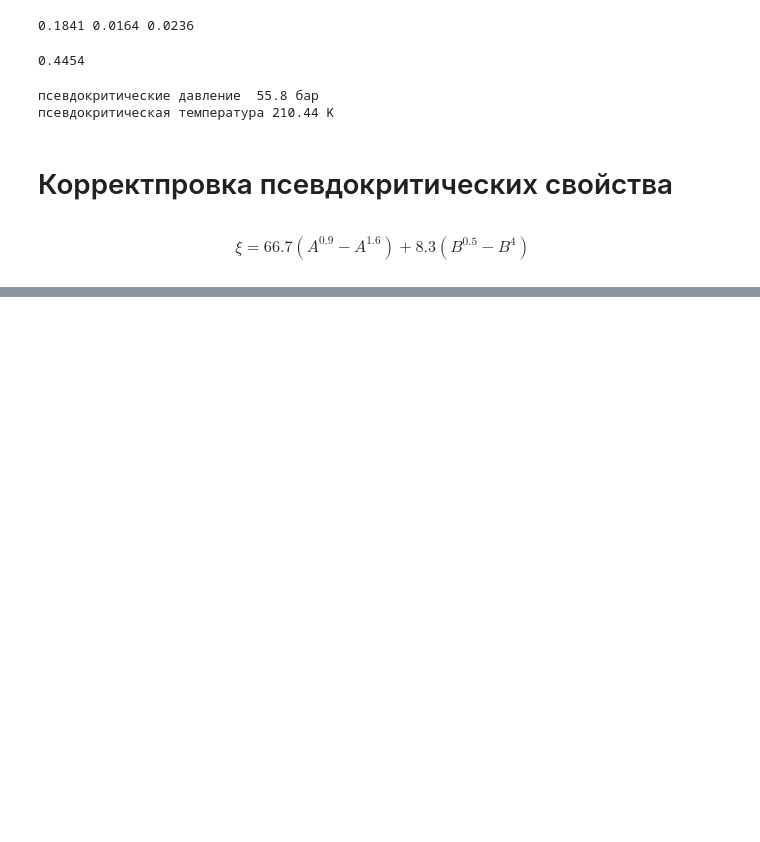
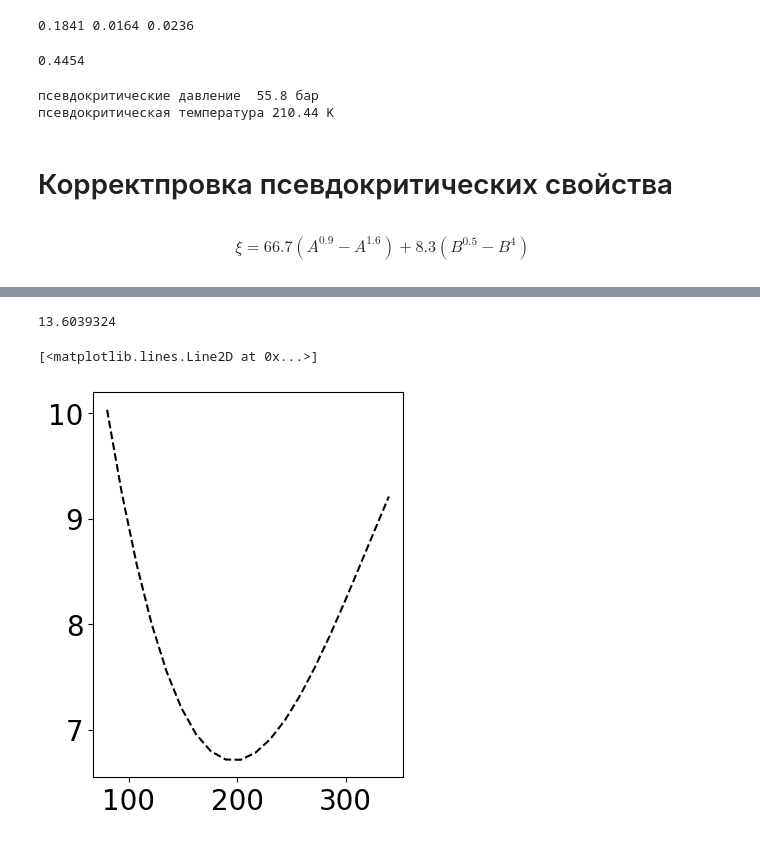
Before and after one commit to edisonc57/Inzhiniring-gazovykh-rezervuarov, a Jupyter notebook: Глава 01 - Свойства природных газов/блокнот/Examples.ipynb, the cells around one changed output, grey strips where cells are left out. Drawn from its saved outputs; the diff is of its cells as text; code cells hidden in the pictures; blank space fills up the shorter version.

```diff
--- a/Глава 01 - Свойства природных газов/блокнот/Examples.ipynb
+++ b/Глава 01 - Свойства природных газов/блокнот/Examples.ipynb
@@ -583,14 +583,14 @@ Created on Wed Aug 28 09:32:45 2019
 import numpy as np
 import matplotlib.pyplot as plt
 
-def Rswp_CulbersonMcketta(p,T):
-    A = 8.15839-6.12265E-02*T+1.91663E-04*T**2.0-2.1654E-07*T**3.0
-    B = 1.01021E-02-7.44241E-05*T+3.05553E-07*T**2.0-2.94883E-10*T**3.0
-    C = (-9.02505+0.130237*T-8.53425E-04*T**2.0
-         +2.34122E-06*T**3.0-2.37049E-09*T**4.0)*1E-07
+# def Rswp_CulbersonMcketta(p,T):
+#     A = 8.15839-6.12265E-02*T+1.91663E-04*T**2.0-2.1654E-07*T**3.0
+#     B = 1.01021E-02-7.44241E-05*T+3.05553E-07*T**2.0-2.94883E-10*T**3.0
+#     C = (-9.02505+0.130237*T-8.53425E-04*T**2.0
+#          +2.34122E-06*T**3.0-2.37049E-09*T**4.0)*1E-07
 
-    Rswp = A+B*p+C*p**2.0
-    return (Rswp)
+#     Rswp = A+B*p+C*p**2.0
+#     return (Rswp)
 
 
 def Rsw_CulbersonMcketta(p,T,S):
@@ -602,7 +602,7 @@ def Rsw_CulbersonMcketta(p,T,S):
     Rsw = 10**(-0.0840655*S*T**-0.285854)*Rswp
     return (Rsw)
 
-#print(Rswp_CulbersonMcketta(2000.0,100.0))
+print(Rswp_CulbersonMcketta(2000.0,100.0))
 
 
 press=np.linspace(1000, 10000, 10)
@@ -610,12 +610,13 @@ Temp=np.linspace(80, 340, 20)
 Rswp=np.zeros(len(Temp))
 Rsw=np.zeros(len(Temp))
 
-# plt.figure("Rsw", figsize=(4,5))
 # plt.figure("Rsw")
-# plt.rcParams.update({'font.size':20})
+plt.figure("Rsw", figsize=(4,5))
+plt.rcParams.update({'font.size':20})
 
-# Rswp[::]=Rswp_CulbersonMcketta(press[0],Temp[::])
-# plt.plot(Temp,Rswp,'k--')
+Rswp[::]=Rswp_CulbersonMcketta(press[0],Temp[::]) #Va aumentando conforme va recorriendo cada press y cada temp
+plt.plot(Temp,Rswp,'k--')
+
 
 
 # for i in range(0,len(press)):
@@ -636,30 +637,34 @@ Rsw=np.zeros(len(Temp))
 # plt.grid('True')
 # plt.minorticks_on()
 # plt.grid(b=True, which='minor', color='g', linestyle='--')
 # #plt.rc('xtick', labelsize=20)
 # plt.savefig('CulbersonMcketta.png',dpi=300)
 
 #fig, ax1 = plt.subplots(figsize=(4,5))
 #color = 'tab:green'
 #ax1.set_xlabel('Temperatura °F')
 #ax1.set_ylabel('Rwsp', color=color)
 #
 #for i in range(0,len(press)):
 #    Rswp[::]=Rswp_CulbersonMcketta(press[i],Temp[::])
 #    ax1.plot(Temp, Rswp, 'r--')
 #    ax1.tick_params(axis='y', labelcolor=color)
 #
 #ax2 = ax1.twinx()
 #color = 'tab:blue'
 #ax2.set_ylabel('Rws', color=color)
 #
 #for i in range(0,len(press)):
 #    Rsw[::]=Rsw_CulbersonMcketta(press[i],Temp[::],10)
 #    ax2.plot(Temp, Rsw, 'b-')
 #    ax2.tick_params(axis='y', labelcolor=color)
 #
 #plt.savefig('CulbersonMcketta.png',dpi=300)
 #
 #ay3 = ax1.twiny()
 #color = 'tab:blue'
 #ay3.set_xlabel('Temperatura °C')
+# %% [output]
+13.6039324
+[<matplotlib.lines.Line2D at 0x...>]
+[figure, added]
```
